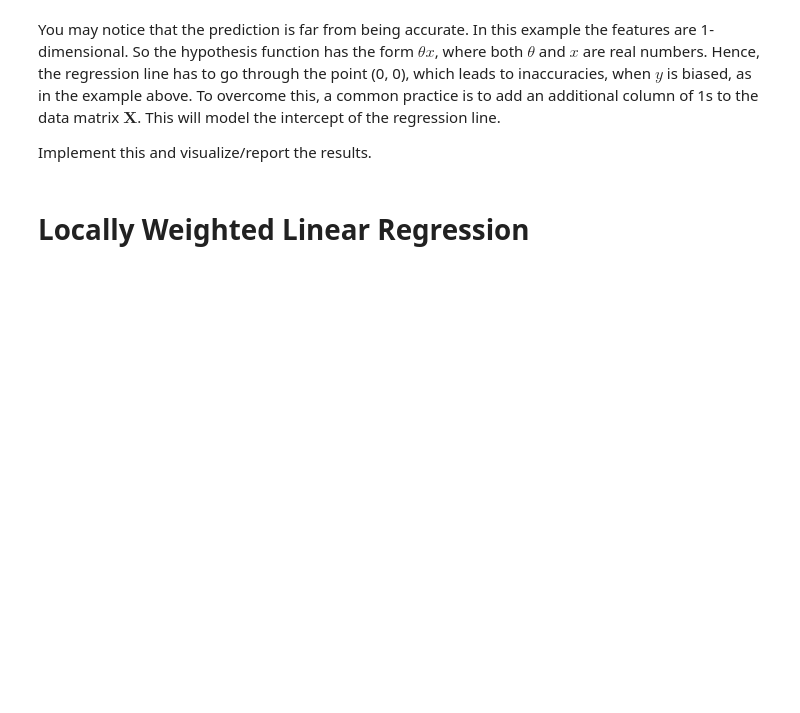
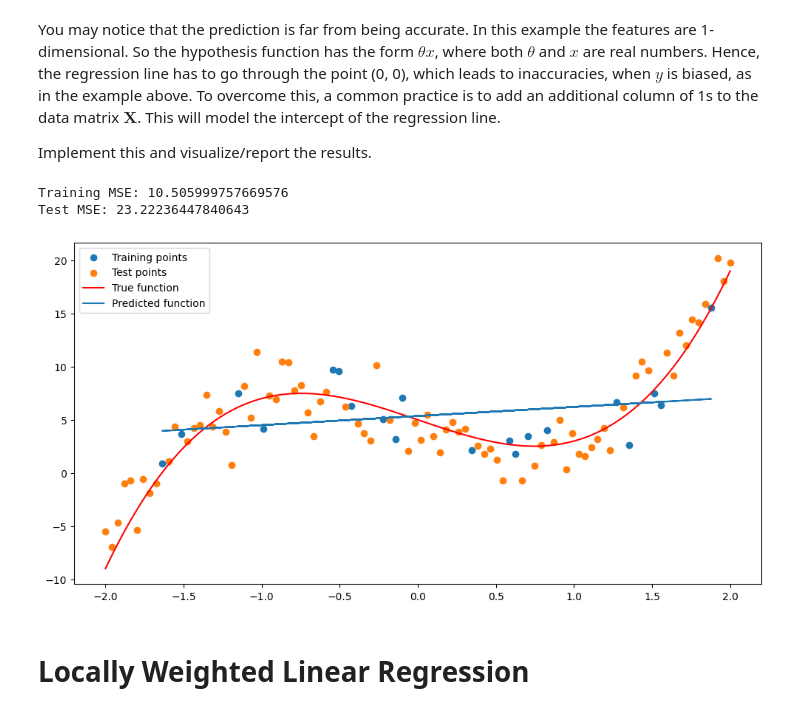
Before and after one commit to rfahrn/ML, a Jupyter notebook: ML_2023_HW01/ML_2023_HW01_practice.ipynb, the cells around one changed output. Saved outputs shown, nothing was run; the diff lists cells and outputs as text; code cells hidden in the pictures; blank space fills up the shorter version.

```diff
--- a/ML_2023_HW01/ML_2023_HW01_practice.ipynb
+++ b/ML_2023_HW01/ML_2023_HW01_practice.ipynb
@@ -153,8 +149,71 @@ You may notice that the prediction is far from being accurate. In this example t
 Implement this and visualize/report the results.
 # %%
 ### BEGIN Solution
+class LeastSquares(object):
+    def __init__(self):
+        self.coef_ = None
 
+    def fit(self, X: np.ndarray, y: np.ndarray):
+        """
+        :param X: array of shape (m, d)
+        :param y: array of shape (m,)
+        """
+        ### BEGIN Solution
+        X_bias = np.hstack([np.ones((X.shape[0], 1)), X]) # add bias column to X
+        self.coef_ = np.linalg.inv(X_bias.T @ X_bias) @ X_bias.T @ y # calculate coefficients
+        ### END Solution
+
+    def predict(self, X: np.ndarray) -> np.ndarray:
+        """
+        :param X: array of shape (m, d)
+        :return: array of shape (m,)
+        """
+        assert self.coef_ is not None, "Fit the model first!"
+
+        ### BEGIN Solution
+        X_bias = np.hstack([np.ones((X.shape[0], 1)), X])
+        predictions = X_bias @ self.coef_
+        ### END Solution
+
+        assert predictions.shape == (X.shape[0],), "Check shapes!"
+
+        return predictions
+
+    def score(self, X: np.ndarray, y: np.ndarray) -> np.float64:
+        """
+        Calculates mean squared error.
+
+        :param x: array of shape (m, d)
+        :param y: array of shape (m,)
+        :return: single number
+        """
+        ### BEGIN Solution
+        predictions = self.predict(X)
+        mse = np.mean((y - predictions)**2)
+        ### END Solution
+        return mse
+
+model = LeastSquares()
+model.fit(X_train.reshape(-1,1), y_train)
+y_train_pred = model.predict(X_train.reshape(-1,1))
+y_test_pred = model.predict(X_test.reshape(-1,1))
+
+mse_train = model.score(X_train.reshape(-1,1), y_train)
+mse_test = model.score(X_test.reshape(-1,1), y_test)
+print(f"Training MSE: {mse_train}")
+print(f"Test MSE: {mse_test}")
+
+plt.scatter(X_train, y_train, label="Training points")
+plt.scatter(X_test, y_test, label="Test points")
+plt.plot(xrange, f(xrange, noise_rate=0), c="r", label="True function")
+plt.plot(X_train, y_train_pred, label="Predicted function")
+plt.legend()
+plt.show()
 ### END Solution
+# %% [output]
+Training MSE: 10.505999757669576
+Test MSE: 23.22236447840643
+[figure, added]
 # %% [markdown]
 # Locally Weighted Linear Regression
 # %% [markdown]
```
Also changed, not shown: parts of 31 cells of this notebook.
